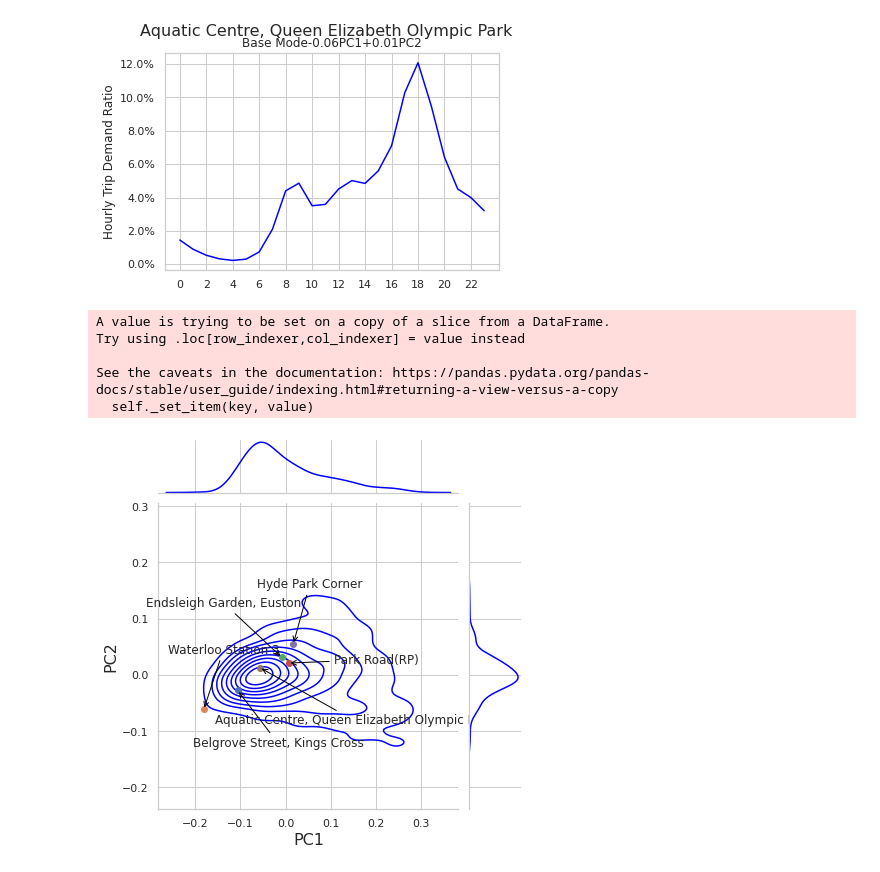
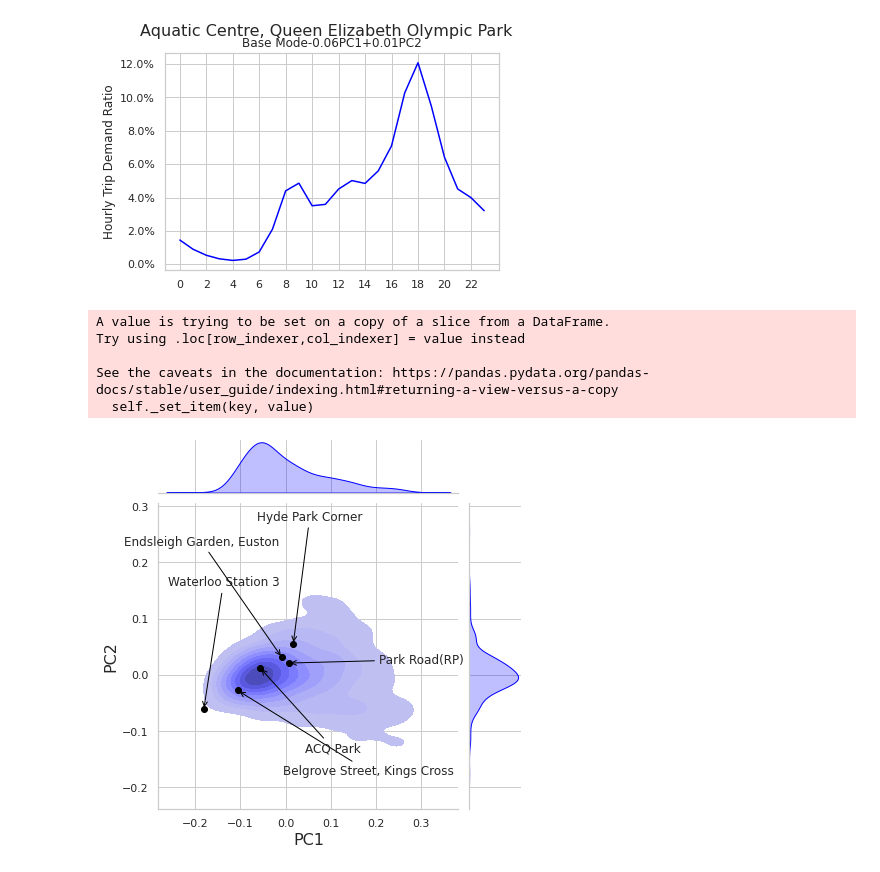
Before and after one commit to ucfnmxu/diss_code, a Jupyter notebook: before-data.ipynb, the cells around one changed output. Cells and saved outputs as stored; diff of their text form; code cells hidden in the pictures.

```diff
--- a/before-data.ipynb
+++ b/before-data.ipynb
@@ -1584,7 +1584,7 @@ pp['col'] = n
 
 ind_list2 = [13,109,697]
 pp2 = pca_df_1_2.iloc[ind_list2]
-n2 = ['Belgrove Street, Kings Cross', 'Park Road(RP)', 'Aquatic Centre, Queen Elizabeth Olympic Park']
+n2 = ['Belgrove Street', 'Park Road(RP)', 'ACQ Park']
 pp2['col'] = n2
 
 ind_list3 = [146,204,183]
@@ -1599,9 +1599,9 @@ pp3['col'] = n3
 sns.set(style="whitegrid")
 pca_df_1_2 = pca_df[['PC1','PC2']]
 g = sns.jointplot(x = "PC1", y = "PC2",
-              kind = "kde",data = pca_df_1_2,color ='red')
+              kind = "kde",data = pca_df_1_2,color ='red',fill=True)
 for i,row in enumerate(pp.values):
-    g.ax_joint.plot(row[0], row[1] ,marker='o')
+    g.ax_joint.plot(row[0], row[1] ,marker='o',color ='black')
 
 for i, txt in enumerate(pp3.values):
     #g.ax_joint.annotate(txt[2],(txt[0],txt[1]),fontsize=7)
@@ -1609,7 +1609,7 @@ for i, txt in enumerate(pp3.values):
 
 for i, txt in enumerate(pp2.values):
     #g.ax_joint.annotate(txt[2],(txt[0],txt[1]),fontsize=7)
-    g.ax_joint.annotate(txt[2], xy=(txt[0], txt[1]), xytext=(txt[0]-0.1, txt[1]-0.08), arrowprops={"arrowstyle":"->", "color":"black"},fontsize=9)
+    g.ax_joint.annotate(txt[2], xy=(txt[0], txt[1]), xytext=(txt[0]-0.02, txt[1]-0.08), arrowprops={"arrowstyle":"->", "color":"black"},fontsize=9)
 
 
 g.set_axis_labels('PC1', 'PC2', fontsize=16)
@@ -1964,7 +1964,7 @@ pp['col'] = n
 
 ind_list2 = [109,183,697]
 pp2 = pca_df_1_2.iloc[ind_list2]
-n2 = ['Park Road(RP)', 'Hyde Park Corner','Aquatic Centre']
+n2 = ['Park Road(RP)', 'Hyde Park Corner','ACQ Park']
 pp2['col'] = n2
 
 ind_list3 = [13]
@@ -1984,9 +1984,9 @@ pp4['col'] = n4
 sns.set(style="whitegrid")
 pca_df_1_2 = pca_df[['PC1','PC2']]
 g = sns.jointplot(x = "PC1", y = "PC2",
-              kind = "kde",data = pca_df_1_2,color ='red')
+              kind = "kde",data = pca_df_1_2,color ='red',fill=True)
 for i,row in enumerate(pp.values):
-    g.ax_joint.plot(row[0], row[1] ,marker='o')
+    g.ax_joint.plot(row[0], row[1] ,marker='o',color ='black')
 
 for i, txt in enumerate(pp2.values):
     #g.ax_joint.annotate(txt[2],(txt[0],txt[1]),fontsize=7)
@@ -1998,7 +1998,7 @@ for i, txt in enumerate(pp3.values):
 
 for i, txt in enumerate(pp4.values):
     #g.ax_joint.annotate(txt[2],(txt[0],txt[1]),fontsize=7)
-    g.ax_joint.annotate(txt[2], xy=(txt[0], txt[1]), xytext=(txt[0]+0.05, txt[1]-0.1), arrowprops={"arrowstyle":"->", "color":"black"},fontsize=12)
+    g.ax_joint.annotate(txt[2], xy=(txt[0], txt[1]), xytext=(txt[0]+0.13, txt[1]-0.1), arrowprops={"arrowstyle":"->", "color":"black"},fontsize=12)
 
 
 g.set_axis_labels('PC1', 'PC2', fontsize=16)
@@ -2441,7 +2441,7 @@ pp4['col'] = n4
 
 ind_list5 = [734]
 pp5 = pca_df_1_2.iloc[ind_list5]
-n5 = ['Aquatic Centre, Queen Elizabeth Olympic Park']
+n5 = ['ACQ Park']
 pp5['col'] = n5
 
 # loading dataset
@@ -2451,13 +2451,13 @@ pp5['col'] = n5
 sns.set(style="whitegrid")
 pca_df_1_2 = pca_df[['PC1','PC2']]
 g = sns.jointplot(x = "PC1", y = "PC2",
-              kind = "kde",data = pca_df_1_2,color ='blue')
+              kind = "kde",data = pca_df_1_2,color ='blue',fill=True)
 for i,row in enumerate(pp.values):
-    g.ax_joint.plot(row[0], row[1] ,marker='o')
+    g.ax_joint.plot(row[0], row[1] ,marker='o',color ='black')
 
 for i, txt in enumerate(pp2.values):
     #g.ax_joint.annotate(txt[2],(txt[0],txt[1]),fontsize=7)
-    g.ax_joint.annotate(txt[2], xy=(txt[0], txt[1]), xytext=(txt[0]-0.15, txt[1]+0.04), arrowprops={"arrowstyle":"->", "color":"black"},fontsize=12)
+    g.ax_joint.annotate(txt[2], xy=(txt[0], txt[1]), xytext=(txt[0]-0.15, txt[1]+0.1), arrowprops={"arrowstyle":"->", "color":"black"},fontsize=12)
 for i, txt in enumerate(pp3.values):
     #g.ax_joint.annotate(txt[2],(txt[0],txt[1]),fontsize=7)
     g.ax_joint.annotate(txt[2], xy=(txt[0], txt[1]), xytext=(txt[0]-0.2, txt[1]+0.1), arrowprops={"arrowstyle":"->", "color":"black"},fontsize=12)
@@ -2813,7 +2813,7 @@ pp2['col'] = n2
 
 ind_list3 = [13,734]
 pp3 = pca_df_1_2.iloc[ind_list3]
-n3 = ['Belgrove Street, Kings Cross','Aquatic Centre, Queen Elizabeth Olympic Park']
+n3 = ['Belgrove Street, Kings Cross','ACQ Park']
 pp3['col'] = n3
 
 ind_list4 = [191]
@@ -2827,37 +2827,37 @@ n5 = ['Park Road(RP)']
 pp5['col'] = n5
 
 # loading dataset
 #color = sns.color_palette()[3]
 # draw jointplot with
 # kde kind
 sns.set(style="whitegrid")
 pca_df_1_2 = pca_df[['PC1','PC2']]
 g = sns.jointplot(x = "PC1", y = "PC2",
-              kind = "kde",data = pca_df_1_2,color ='blue')
+              kind = "kde",data = pca_df_1_2,color ='blue',fill=True)
 for i,row in enumerate(pp.values):
-    g.ax_joint.plot(row[0], row[1] ,marker='o')
+    g.ax_joint.plot(row[0], row[1] ,marker='o',color ='black')
 
 for i, txt in enumerate(pp2.values):
     #g.ax_joint.annotate(txt[2],(txt[0],txt[1]),fontsize=7)
-    g.ax_joint.annotate(txt[2], xy=(txt[0], txt[1]), xytext=(txt[0]-0.08, txt[1]+0.1), arrowprops={"arrowstyle":"->", "color":"black"},fontsize=12)
+    g.ax_joint.annotate(txt[2], xy=(txt[0], txt[1]), xytext=(txt[0]-0.08, txt[1]+0.22), arrowprops={"arrowstyle":"->", "color":"black"},fontsize=12)
 for i, txt in enumerate(pp3.values):
     #g.ax_joint.annotate(txt[2],(txt[0],txt[1]),fontsize=7)
-    g.ax_joint.annotate(txt[2], xy=(txt[0], txt[1]), xytext=(txt[0]-0.1, txt[1]-0.1), arrowprops={"arrowstyle":"->", "color":"black"},fontsize=12)
+    g.ax_joint.annotate(txt[2], xy=(txt[0], txt[1]), xytext=(txt[0]+0.1, txt[1]-0.15), arrowprops={"arrowstyle":"->", "color":"black"},fontsize=12)
 for i, txt in enumerate(pp4.values):
     #g.ax_joint.annotate(txt[2],(txt[0],txt[1]),fontsize=7)
-    g.ax_joint.annotate(txt[2], xy=(txt[0], txt[1]), xytext=(txt[0]-0.3, txt[1]+0.09), arrowprops={"arrowstyle":"->", "color":"black"},fontsize=12)
+    g.ax_joint.annotate(txt[2], xy=(txt[0], txt[1]), xytext=(txt[0]-0.35, txt[1]+0.2), arrowprops={"arrowstyle":"->", "color":"black"},fontsize=12)
 for i, txt in enumerate(pp5.values):
     #g.ax_joint.annotate(txt[2],(txt[0],txt[1]),fontsize=7)
-    g.ax_joint.annotate(txt[2], xy=(txt[0], txt[1]), xytext=(txt[0]+0.1, txt[1]), arrowprops={"arrowstyle":"->", "color":"black"},fontsize=12)
+    g.ax_joint.annotate(txt[2], xy=(txt[0], txt[1]), xytext=(txt[0]+0.2, txt[1]), arrowprops={"arrowstyle":"->", "color":"black"},fontsize=12)
 
 
 g.set_axis_labels('PC1', 'PC2', fontsize=16)
 
 plt.show()
 # %% [output]
 A value is trying to be set on a copy of a slice from a DataFrame.
 Try using .loc[row_indexer,col_indexer] = value instead
 
 See the caveats in the documentation: https://pandas.pydata.org/pandas-docs/stable/user_guide/indexing.html#returning-a-view-versus-a-copy
   self._set_item(key, value)
-[figure, old version]
+[figure, new version]
```
Also changed, not shown: parts of 42 cells of this notebook.
